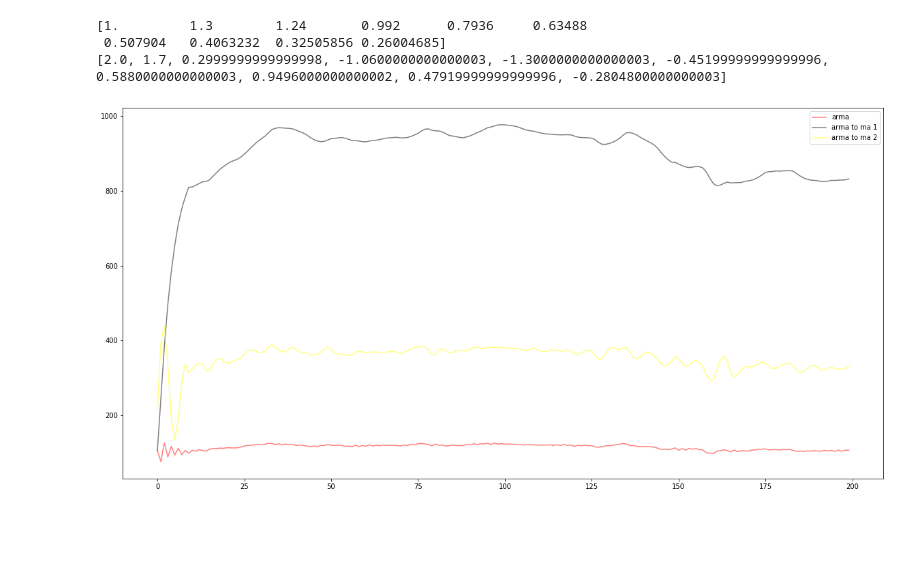
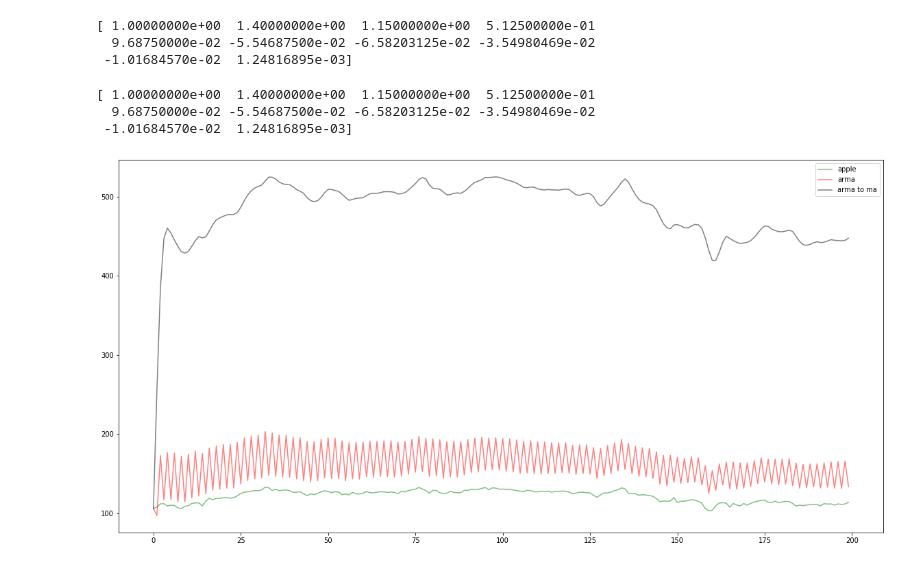
Before and after one commit to ht-weng/HETSA, a Jupyter notebook: GeneralToolbox/ARMA-HEAAN/ARMAtoMA.ipynb, the cells around one changed output. Drawn from its saved outputs; the diff is of its cells as text; code cells hidden in the pictures; blank space fills up the shorter version.

Commit message:
update arma2ma

```diff
--- a/GeneralToolbox/ARMA-HEAAN/ARMAtoMA.ipynb
+++ b/GeneralToolbox/ARMA-HEAAN/ARMAtoMA.ipynb
@@ -97,43 +96,42 @@ def ARMAtoMA(phis, thetas, m):
                 tmp += phis[j]*1.0
         res[i] = tmp;
     return res;
+# %%
+arparams = [1, -.75, .25]
+maparams = [1, .65, .35]
+lags = 10
+# %%
+# stats model arma2ma
+arma_process = ArmaProcess(arparams, maparams)
+arma2ma_coeff = arma_process.arma2ma(lags=lags)
+print(arma2ma_coeff)
+# %% [output]
+[ 1.00000000e+00  1.40000000e+00  1.15000000e+00  5.12500000e-01
+  9.68750000e-02 -5.54687500e-02 -6.58203125e-02 -3.54980469e-02
+ -1.01684570e-02  1.24816895e-03]
 # %%
-# ema12_plaintext = ema(apple, 12)
-# phis = [1., -0.65]
-# thetas = [1.]
-# lags = 10
+arma_apple = arma_filter(arparams, maparams, apple)
 
-phis = [1., -0.8]
-thetas = [1., 0.5, 0.2]
-lags = 10
-arma_apple = arma_filter(phis, thetas, apple)
-
-ma_cof_1 = arma_to_ma(phis, thetas, lags)
+ma_cof_1 = arma_to_ma(arparams, maparams, lags)
 ma_apple_1 = arma_filter([1.], ma_cof_1, apple)
 
-ma_cof_2 = ARMAtoMA(phis, thetas, lags)
-ma_apple_2 = arma_filter([1.], ma_cof_2, apple)
+# ma_cof_2 = ARMAtoMA(arparams, maparams, lags)
+# ma_apple_2 = arma_filter([1.], ma_cof_2, apple)
 
 print(ma_cof_1)
-print(ma_cof_2)
+# print(ma_cof_2)
 # %% [output]
-[1.         1.3        1.24       0.992      0.7936     0.63488
- 0.507904   0.4063232  0.32505856 0.26004685]
-[2.0, 1.7, 0.2999999999999998, -1.0600000000000003, -1.3000000000000003, -0.45199999999999996, 0.5880000000000003, 0.9496000000000002, 0.47919999999999996, -0.2804800000000003]
+[ 1.00000000e+00  1.40000000e+00  1.15000000e+00  5.12500000e-01
+  9.68750000e-02 -5.54687500e-02 -6.58203125e-02 -3.54980469e-02
+ -1.01684570e-02  1.24816895e-03]
 # %%
-# ema_len = len(ema12_plaintext)
-# apple = apple[-ema_len:]
-# arma_apple = arma_apple[-ema_len:]
-# ma_apple_1 = ma_apple_1[-ema_len:]
-# ma_apple_2 = ma_apple_2[-ema_len:]
-
 plt.figure(figsize=(20, 10))
-# plt.plot(apple, color='green', alpha=0.5, label='apple')
+plt.plot(apple, color='green', alpha=0.5, label='apple')
 # plt.plot(ema12_plaintext, color='blue', alpha=0.5, label='ema12')
 plt.plot(arma_apple, color='red', alpha=0.5, label='arma')
-plt.plot(ma_apple_1, color='black', alpha=0.5, label='arma to ma 1')
-plt.plot(ma_apple_2, color='yellow', alpha=0.5, label='arma to ma 2')
+plt.plot(ma_apple_1, color='black', alpha=0.5, label='arma to ma')
+# plt.plot(ma_apple_2, color='yellow', alpha=0.5, label='arma to ma 2')
 plt.legend()
 plt.show()
 # %% [output]
-[figure, old version]
+[figure, new version]
```
Also changed, not shown: parts of 4 cells of this notebook.
